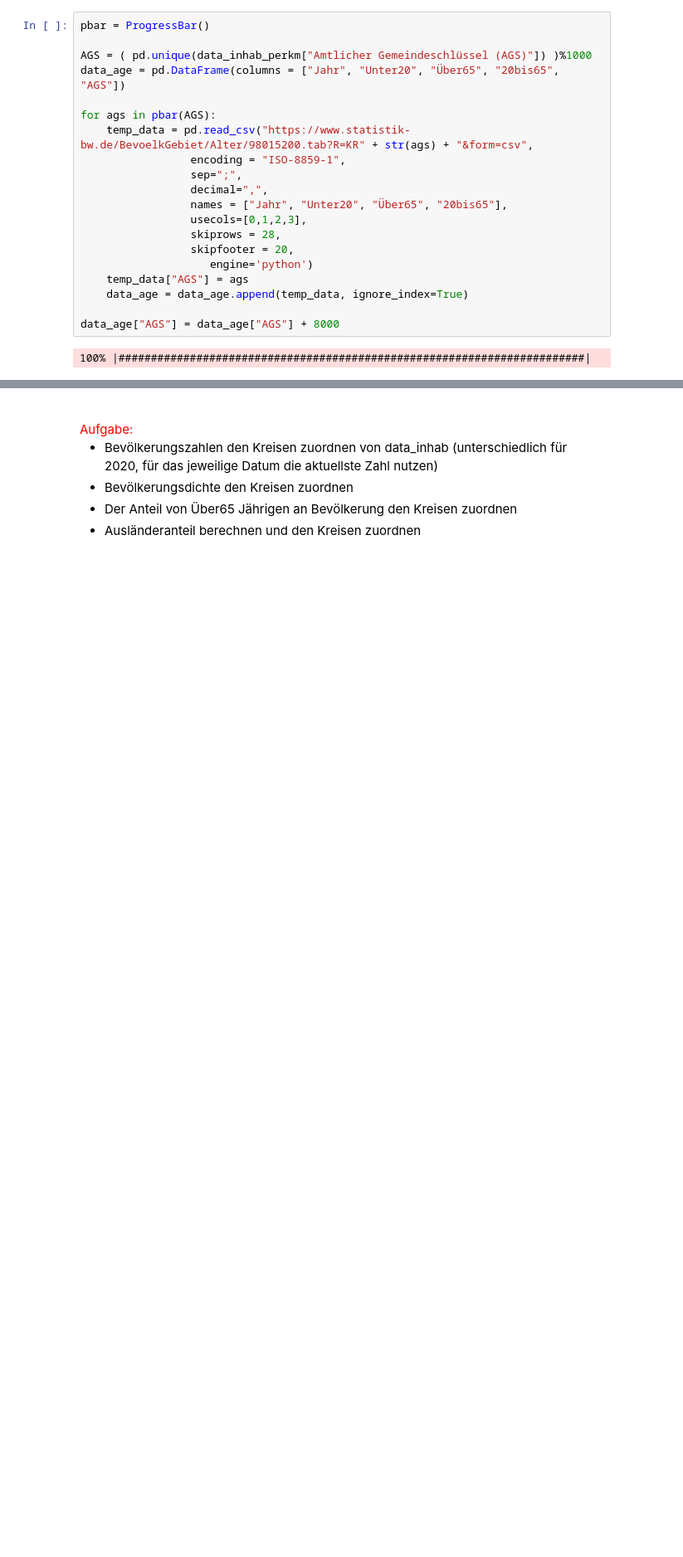
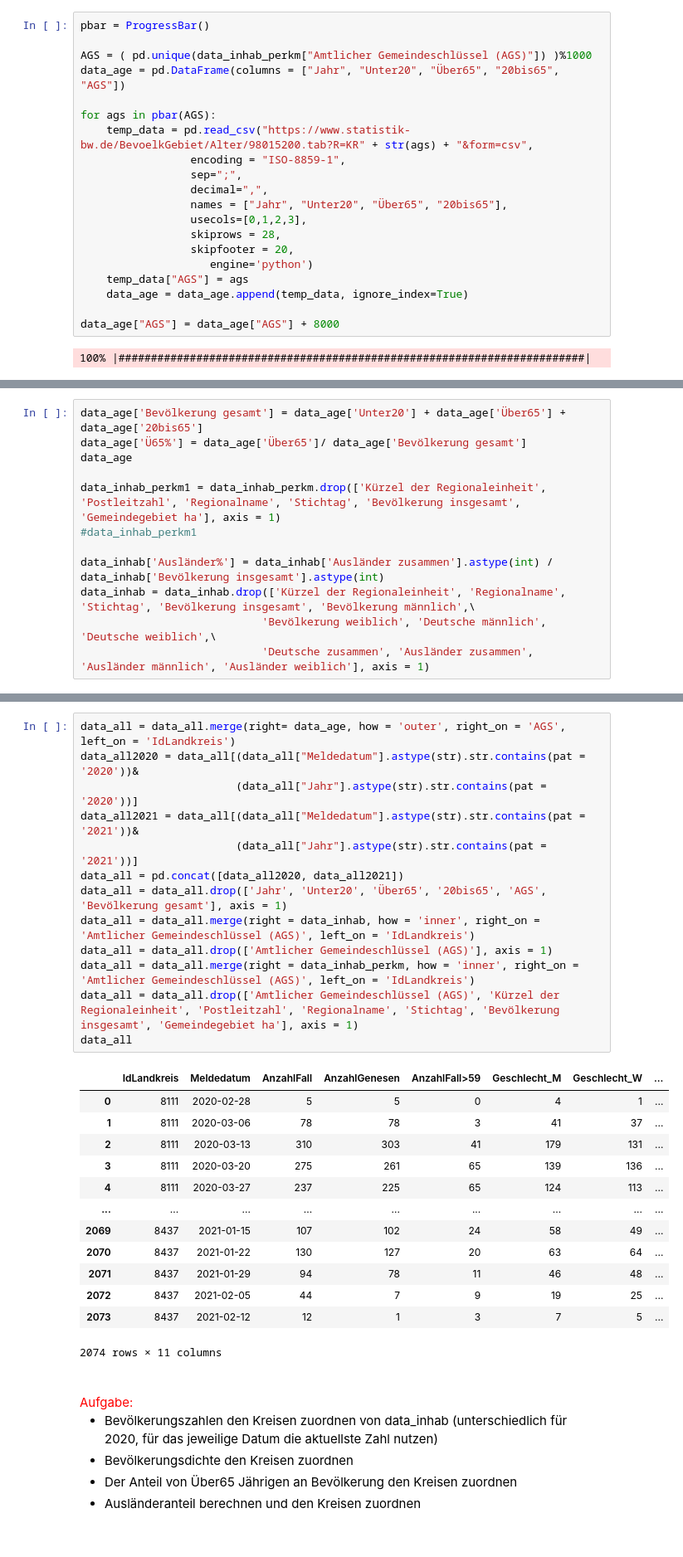
Before and after one commit to BastianWildmann/Covid-19-Project-Data-Science, a Jupyter notebook: Covid-19-Datenanalyse.ipynb, the cells around one changed output, grey strips where cells are left out. Shown: that part at 83% size. Cells and saved outputs as stored; diff of their text form; blank space fills up the shorter version.

```diff
--- a/Covid-19-Datenanalyse.ipynb
+++ b/Covid-19-Datenanalyse.ipynb
@@ -228,0 +251,12 @@ data_age
+# %%
+data_age['Bevölkerung gesamt'] = data_age['Unter20'] + data_age['Über65'] + data_age['20bis65']
+data_age['Ü65%'] = data_age['Über65']/ data_age['Bevölkerung gesamt']
+data_age
+
+data_inhab_perkm1 = data_inhab_perkm.drop(['Kürzel der Regionaleinheit', 'Postleitzahl', 'Regionalname', 'Stichtag', 'Bevölkerung insgesamt', 'Gemeindegebiet ha'], axis = 1)
+#data_inhab_perkm1
+
+data_inhab['Ausländer%'] = data_inhab['Ausländer zusammen'].astype(int) / data_inhab['Bevölkerung insgesamt'].astype(int)
+data_inhab = data_inhab.drop(['Kürzel der Regionaleinheit', 'Regionalname', 'Stichtag', 'Bevölkerung insgesamt', 'Bevölkerung männlich',\
+                            'Bevölkerung weiblich', 'Deutsche männlich', 'Deutsche weiblich',\
+                            'Deutsche zusammen', 'Ausländer zusammen', 'Ausländer männlich', 'Ausländer weiblich'], axis = 1)
@@ -229,3 +279,30 @@ data_age
+# %%
+data_all = data_all.merge(right= data_age, how = 'outer', right_on = 'AGS', left_on = 'IdLandkreis')
+data_all2020 = data_all[(data_all["Meldedatum"].astype(str).str.contains(pat = '2020'))&
+                        (data_all["Jahr"].astype(str).str.contains(pat = '2020'))]
+data_all2021 = data_all[(data_all["Meldedatum"].astype(str).str.contains(pat = '2021'))&
+                        (data_all["Jahr"].astype(str).str.contains(pat = '2021'))]
+data_all = pd.concat([data_all2020, data_all2021])
+data_all = data_all.drop(['Jahr', 'Unter20', 'Über65', '20bis65', 'AGS', 'Bevölkerung gesamt'], axis = 1)
+data_all = data_all.merge(right = data_inhab, how = 'inner', right_on = 'Amtlicher Gemeindeschlüssel (AGS)', left_on = 'IdLandkreis')
+data_all = data_all.drop(['Amtlicher Gemeindeschlüssel (AGS)'], axis = 1)
+data_all = data_all.merge(right = data_inhab_perkm, how = 'inner', right_on = 'Amtlicher Gemeindeschlüssel (AGS)', left_on = 'IdLandkreis')
+data_all = data_all.drop(['Amtlicher Gemeindeschlüssel (AGS)', 'Kürzel der Regionaleinheit', 'Postleitzahl', 'Regionalname', 'Stichtag', 'Bevölkerung insgesamt', 'Gemeindegebiet ha'], axis = 1)
+data_all
+# %% [output]
+|  | IdLandkreis | Meldedatum | AnzahlFall | AnzahlGenesen | AnzahlFall>59 | Geschlecht_M | Geschlecht_W | ... |
+| 0 | 8111 | 2020-02-28 | 5 | 5 | 0 | 4 | 1 | ... |
+| 1 | 8111 | 2020-03-06 | 78 | 78 | 3 | 41 | 37 | ... |
+| 2 | 8111 | 2020-03-13 | 310 | 303 | 41 | 179 | 131 | ... |
+| 3 | 8111 | 2020-03-20 | 275 | 261 | 65 | 139 | 136 | ... |
+| 4 | 8111 | 2020-03-27 | 237 | 225 | 65 | 124 | 113 | ... |
+| ... | ... | ... | ... | ... | ... | ... | ... | ... |
+| 2069 | 8437 | 2021-01-15 | 107 | 102 | 24 | 58 | 49 | ... |
+| 2070 | 8437 | 2021-01-22 | 130 | 127 | 20 | 63 | 64 | ... |
+| 2071 | 8437 | 2021-01-29 | 94 | 78 | 11 | 46 | 48 | ... |
+| 2072 | 8437 | 2021-02-05 | 44 | 7 | 9 | 19 | 25 | ... |
+| 2073 | 8437 | 2021-02-12 | 12 | 1 | 3 | 7 | 5 | ... |
+2074 rows × 11 columns
 # %% [markdown]
 <br>
 <span style="color:red">
```
Also changed, not shown: parts of 4 cells of this notebook, 2 other files.
